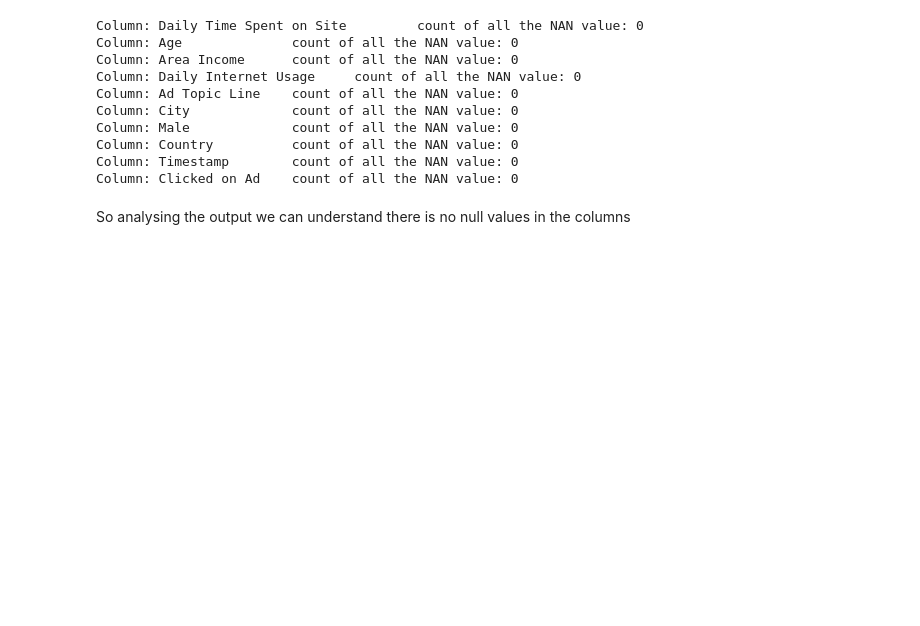
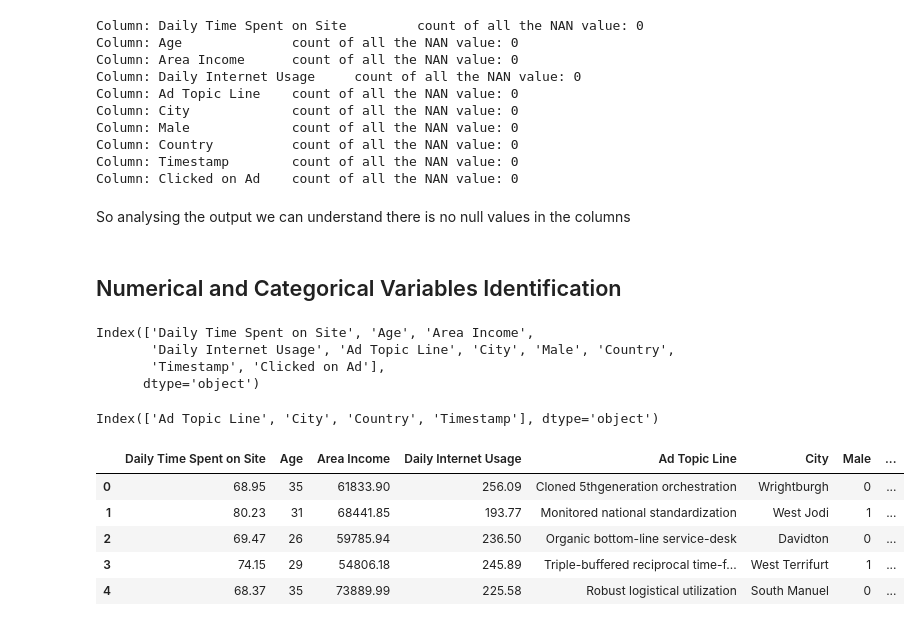
Before and after one commit to Nikhil18207/MediaEDA, a Jupyter notebook: EDA/MediaEDA.ipynb, the cells around one changed output. Cells and saved outputs as stored; diff of their text form; code cells hidden in the pictures; blank space fills up the shorter version.

```diff
--- a/EDA/MediaEDA.ipynb
+++ b/EDA/MediaEDA.ipynb
@@ -148,3 +150,25 @@ Column: Timestamp        count of all the NAN value: 0
 Column: Clicked on Ad    count of all the NAN value: 0
 # %% [markdown]
 So analysing the output we can understand there is no null values in the columns
+# %% [markdown]
+## Numerical and Categorical Variables Identification
+# %%
+df.columns
+# %% [output]
+Index(['Daily Time Spent on Site', 'Age', 'Area Income',
+       'Daily Internet Usage', 'Ad Topic Line', 'City', 'Male', 'Country',
+       'Timestamp', 'Clicked on Ad'],
+      dtype='object')
+# %%
+df.select_dtypes(include=['object']).columns
+# %% [output]
+Index(['Ad Topic Line', 'City', 'Country', 'Timestamp'], dtype='object')
+# %%
+df.head()
+# %% [output]
+|  | Daily Time Spent on Site | Age | Area Income | Daily Internet Usage | Ad Topic Line | City | Male | ... |
+| 0 | 68.95 | 35 | 61833.90 | 256.09 | Cloned 5thgeneration orchestration | Wrightburgh | 0 | ... |
+| 1 | 80.23 | 31 | 68441.85 | 193.77 | Monitored national standardization | West Jodi | 1 | ... |
+| 2 | 69.47 | 26 | 59785.94 | 236.50 | Organic bottom-line service-desk | Davidton | 0 | ... |
+| 3 | 74.15 | 29 | 54806.18 | 245.89 | Triple-buffered reciprocal time-f... | West Terrifurt | 1 | ... |
+| 4 | 68.37 | 35 | 73889.99 | 225.58 | Robust logistical utilization | South Manuel | 0 | ... |
```
Also changed, not shown: parts of 15 cells of this notebook.
